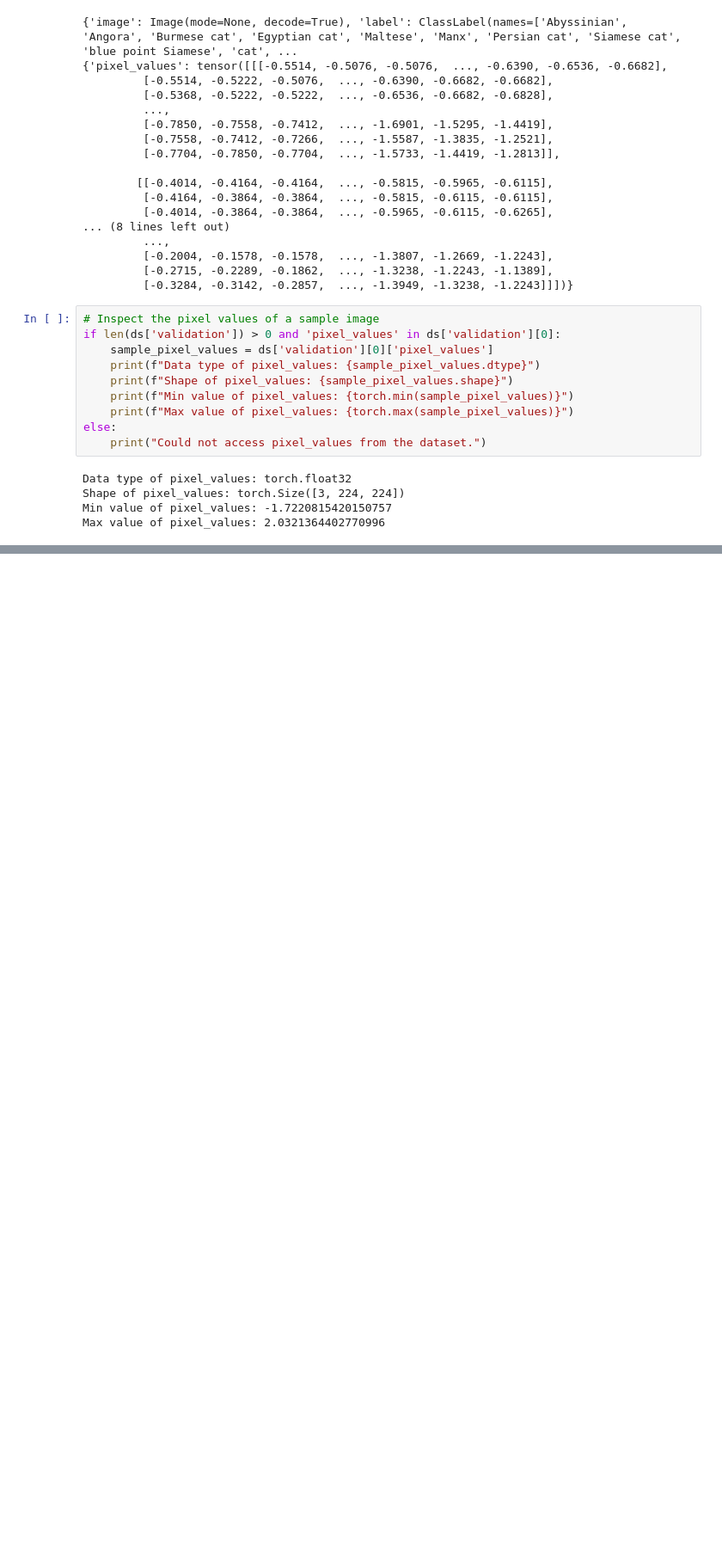
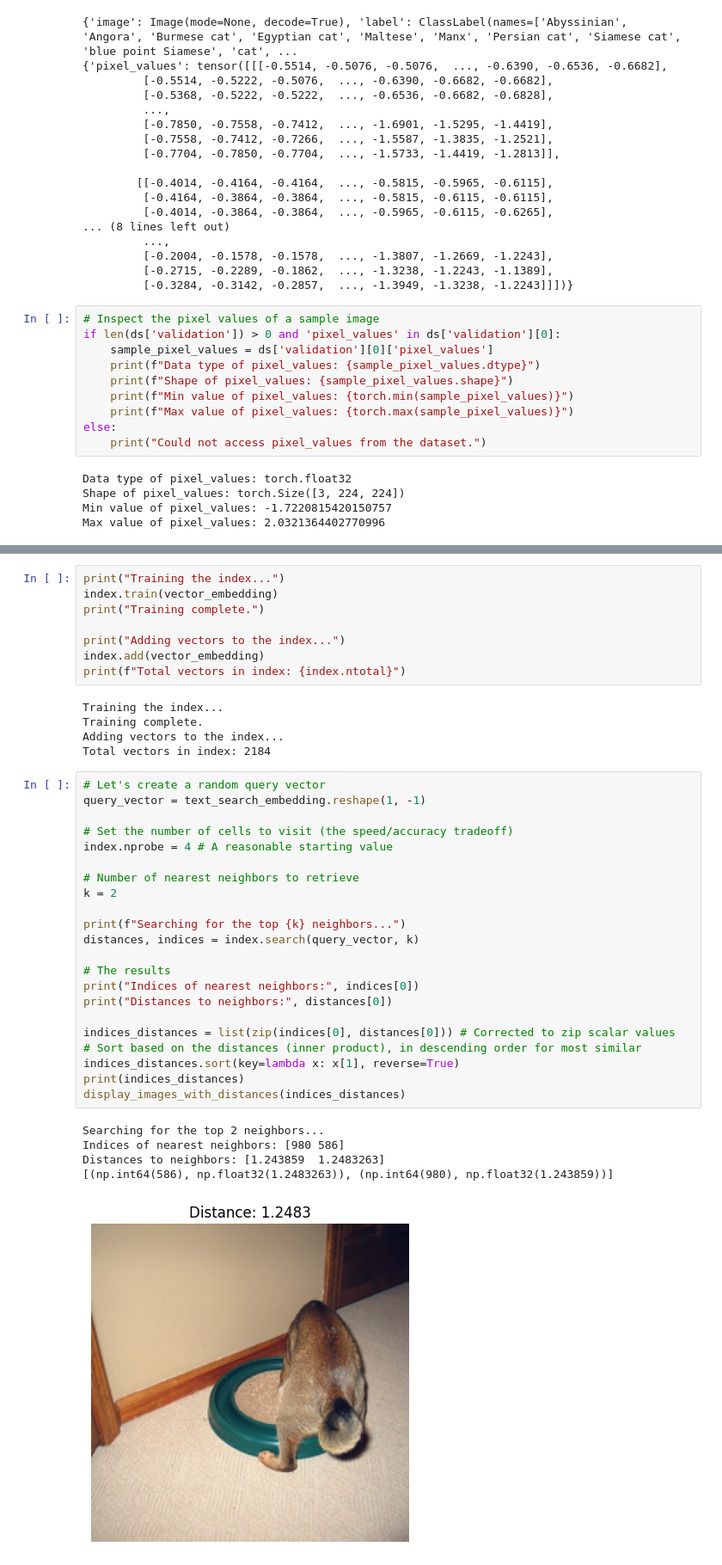
Before and after one commit to yuzhipeng588/llm, a Jupyter notebook: ImageSearch.ipynb, the cells around one changed output, grey strips where cells are left out. Shown at 86% size. Saved outputs shown, nothing was run; the diff lists cells and outputs as text; blank space fills up the shorter version.

```diff
--- a/ImageSearch.ipynb
+++ b/ImageSearch.ipynb
@@ -236,0 +264,41 @@ dict_keys(['pixel_values'])
+# %%
+print("Training the index...")
+index.train(vector_embedding)
+print("Training complete.")
+
+print("Adding vectors to the index...")
+index.add(vector_embedding)
+print(f"Total vectors in index: {index.ntotal}")
+# %% [output]
+Training the index...
+Training complete.
+Adding vectors to the index...
+Total vectors in index: 2184
+# %%
+# Let's create a random query vector
+query_vector = text_search_embedding.reshape(1, -1)
+
+# Set the number of cells to visit (the speed/accuracy tradeoff)
+index.nprobe = 4 # A reasonable starting value
+
+# Number of nearest neighbors to retrieve
+k = 2
+
+print(f"Searching for the top {k} neighbors...")
+distances, indices = index.search(query_vector, k)
+
+# The results
+print("Indices of nearest neighbors:", indices[0])
+print("Distances to neighbors:", distances[0])
+
+indices_distances = list(zip(indices[0], distances[0])) # Corrected to zip scalar values
+# Sort based on the distances (inner product), in descending order for most similar
+indices_distances.sort(key=lambda x: x[1], reverse=True)
+print(indices_distances)
+display_images_with_distances(indices_distances)
+# %% [output]
+Searching for the top 2 neighbors...
+Indices of nearest neighbors: [980 586]
+Distances to neighbors: [1.243859  1.2483263]
+[(np.int64(586), np.float32(1.2483263)), (np.int64(980), np.float32(1.243859))]
+[figure, added]
```
Also changed, not shown: parts of 7 cells of this notebook.
